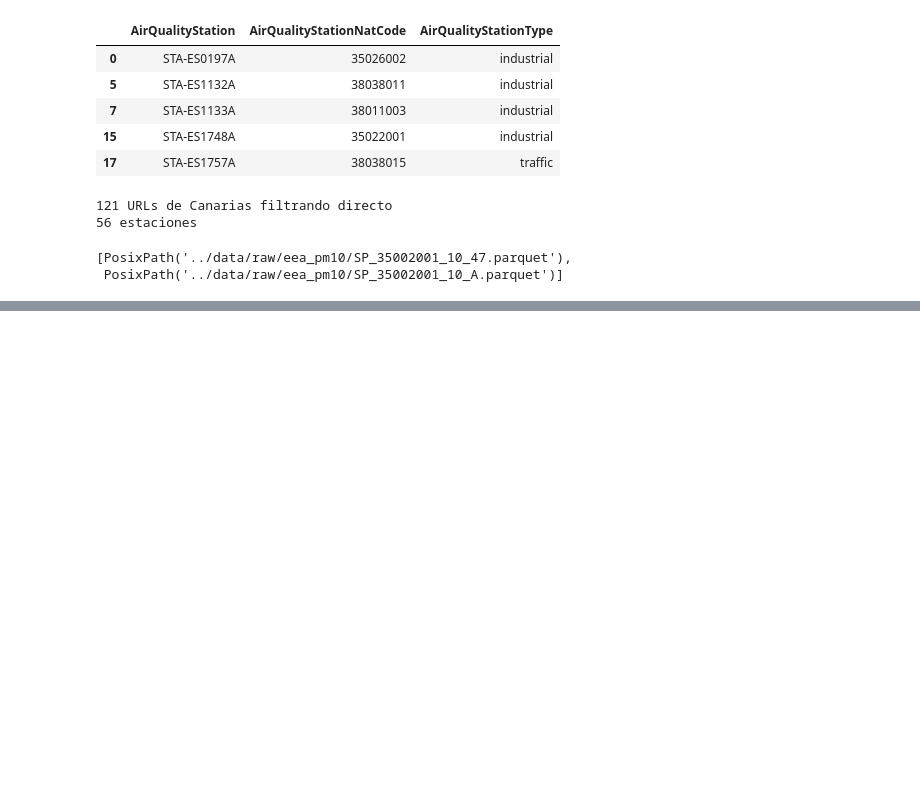
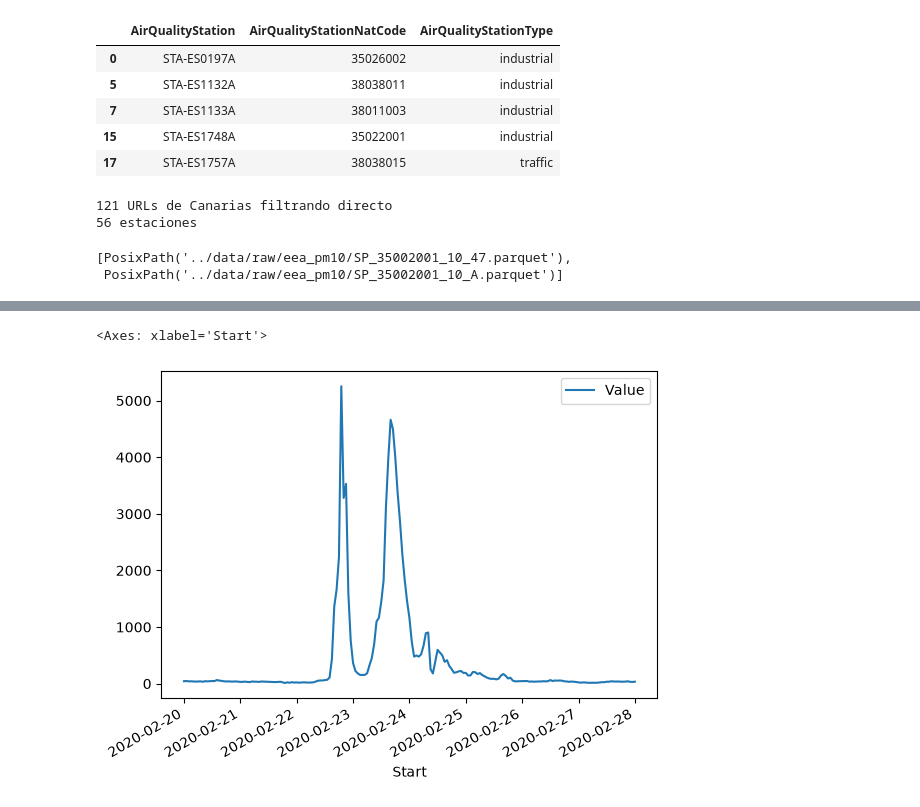
Before and after one commit to belennG/calima-canarias, a Jupyter notebook: spikes/02_eea_download.ipynb, the cells around one changed output, grey strips where cells are left out. Saved outputs shown, nothing was run; the diff lists cells and outputs as text; code cells hidden in the pictures; blank space fills up the shorter version.

```diff
--- a/spikes/02_eea_download.ipynb
+++ b/spikes/02_eea_download.ipynb
@@ -146,3 +146,6 @@ SP_35002001_10_A.parquet | 78144 filas | 2017-01-01 01:00:00 → 2026-01-01 00:0
 | 2 | ES/SP_35002001_10_A | 5 | 2017-01-01 03:00:00 | 2017-01-01 04:00:00 | 35.000000000000000000 | ug.m-3 | hour | 1 | 1 | ... |
 | 3 | ES/SP_35002001_10_A | 5 | 2017-01-01 04:00:00 | 2017-01-01 05:00:00 | 34.000000000000000000 | ug.m-3 | hour | 1 | 1 | ... |
 | 4 | ES/SP_35002001_10_A | 5 | 2017-01-01 05:00:00 | 2017-01-01 06:00:00 | 32.000000000000000000 | ug.m-3 | hour | 1 | 1 | ... |
+# %%
+%%time
+all_files = [bajar(u) for u in urls_por_prefijo["ParquetFileUrl"]]
@@ -148,0 +292,11 @@ SP_35002001_10_A.parquet | 78144 filas | 2017-01-01 01:00:00 → 2026-01-01 00:0
+# %%
+is_valid = pm10["Validity"] == 1
+pm10_valid = pm10[is_valid]
+mask = pm10_valid["Start"].between("2020-02-20", "2020-02-28")
+valid_feb_2020 = pm10_valid[mask]
+is_station = valid_feb_2020["station_code"] == "35002002"
+station = valid_feb_2020[is_station]
+station.plot(x="Start", y="Value")
+# %% [output]
+<Axes: xlabel='Start'>
+[figure, added]
```
Also changed, not shown: parts of 27 cells of this notebook.
